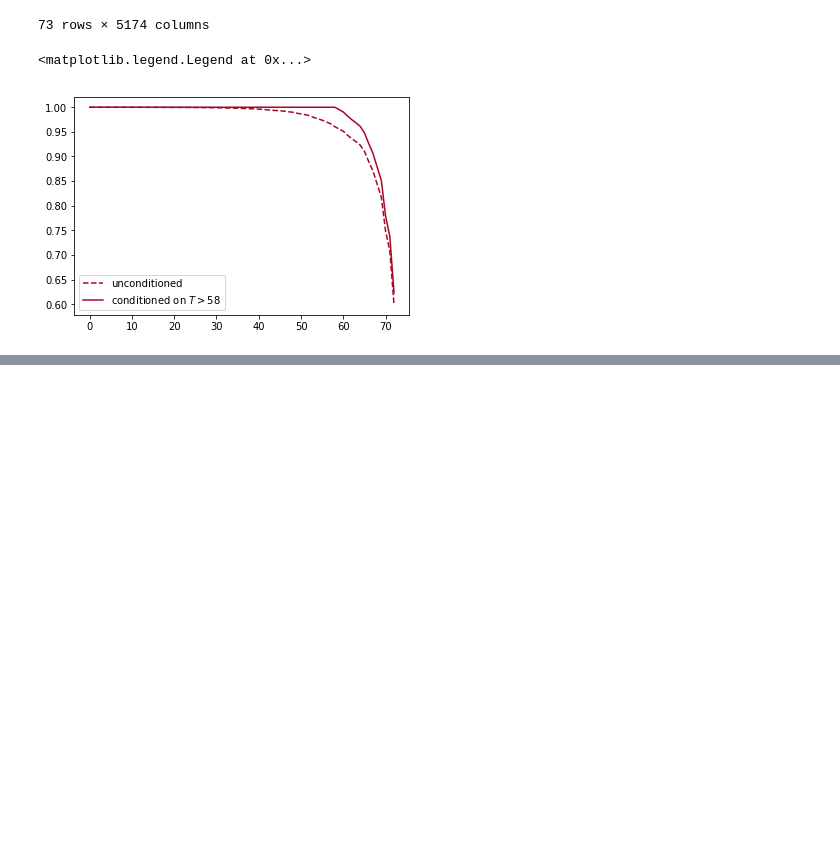
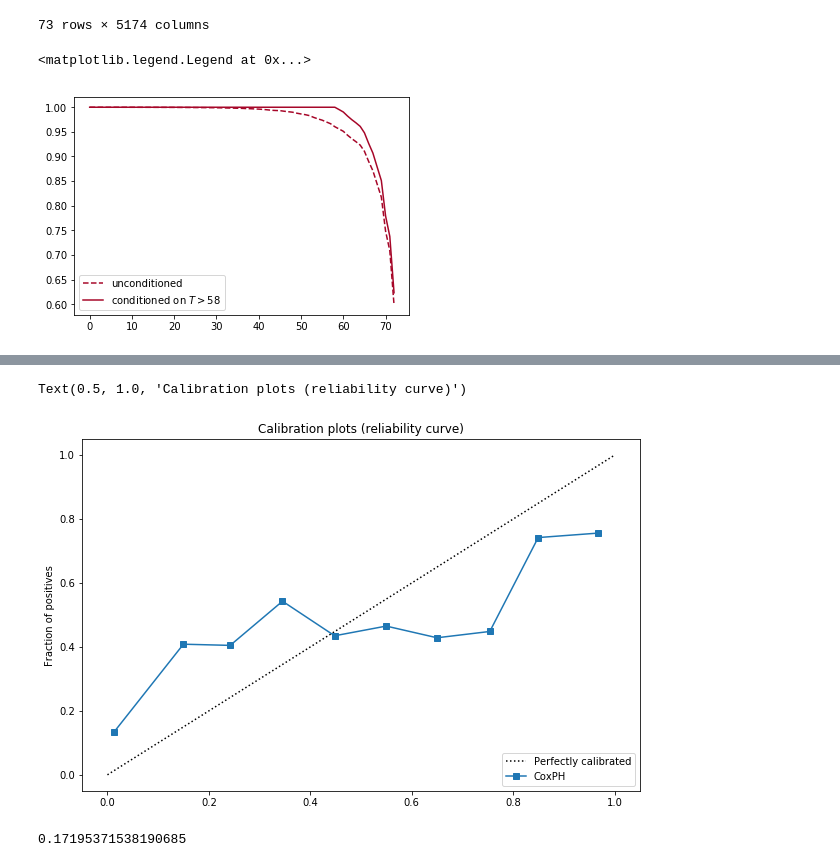
Before and after one commit to PadmajaVB/Cohort-Analysis, a Jupyter notebook: Code/TelcoCustomerChurn.ipynb, the cells around one changed output, grey strips where cells are left out. Cells and saved outputs as stored; diff of their text form; code cells hidden in the pictures; blank space fills up the shorter version.

Commit message:
predicting and preventing churn. Examining the calibration of the model

```diff
--- a/Code/TelcoCustomerChurn.ipynb
+++ b/Code/TelcoCustomerChurn.ipynb
@@ -164,0 +310,26 @@ plt.legend()
+# %%
+plt.figure(figsize=(10, 10))
+
+ax1 = plt.subplot2grid((3, 1), (0, 0), rowspan=2)
+ax1.plot([0, 1], [0, 1], "k:", label="Perfectly calibrated")
+
+probs = 1-np.array(cph.predict_survival_function(cph_test).loc[13]) # here tenure=13
+
+actual = cph_test['Churn_Yes']
+
+fraction_of_positives, mean_predicted_value = calibration_curve(actual, probs, n_bins=10, normalize=False)
+
+ax1.plot(mean_predicted_value, fraction_of_positives, "s-", label="%s" % ("CoxPH"))
+
+ax1.set_ylabel("Fraction of positives")
+ax1.set_ylim([-0.05, 1.05])
+ax1.legend(loc="lower right")
+ax1.set_title('Calibration plots (reliability curve)')
+# %% [output]
+Text(0.5, 1.0, 'Calibration plots (reliability curve)')
+[figure, added]
+# %%
+# To understand how far away the line is from the perfect calibration we use brier_score_loss
+brier_score_loss(cph_test['Churn_Yes'], 1-np.array(cph.predict_survival_function(cph_test).loc[13]), pos_label=1)
+# %% [output]
+0.17195371538190685
```
Also changed, not shown: parts of 25 cells of this notebook.
